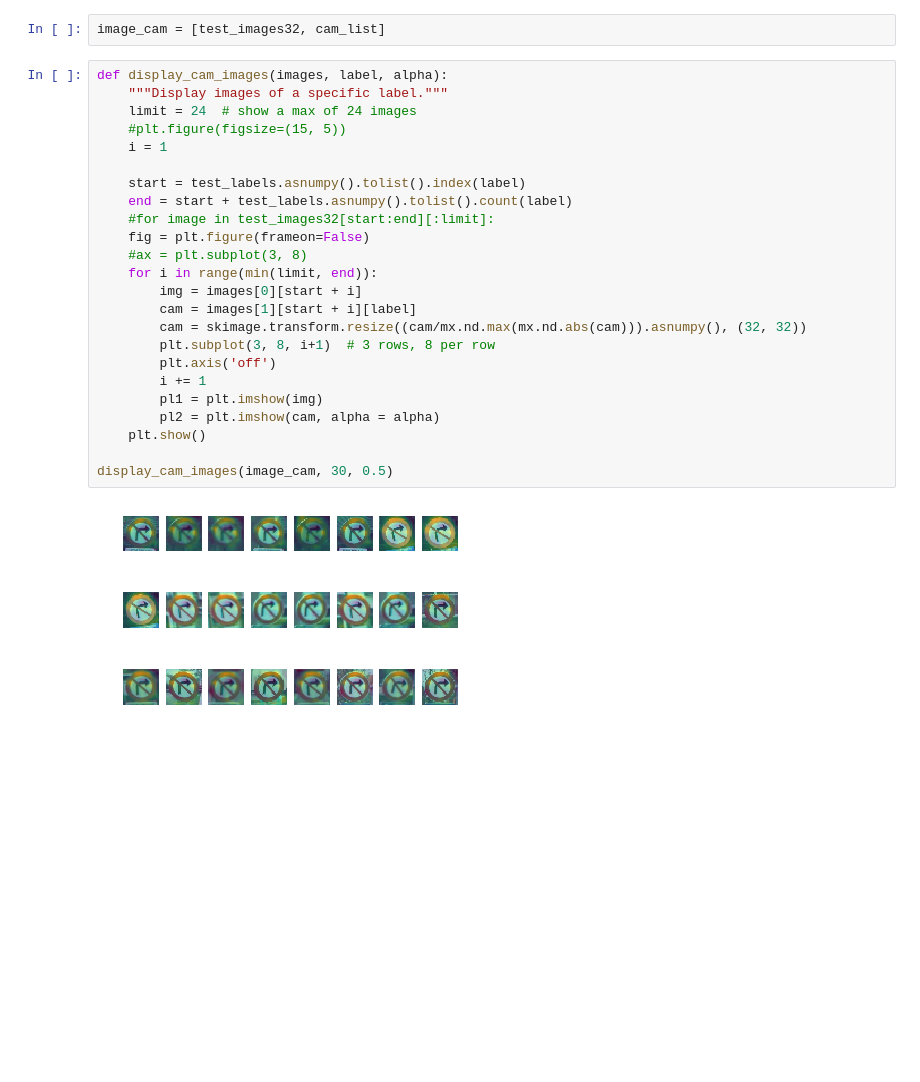
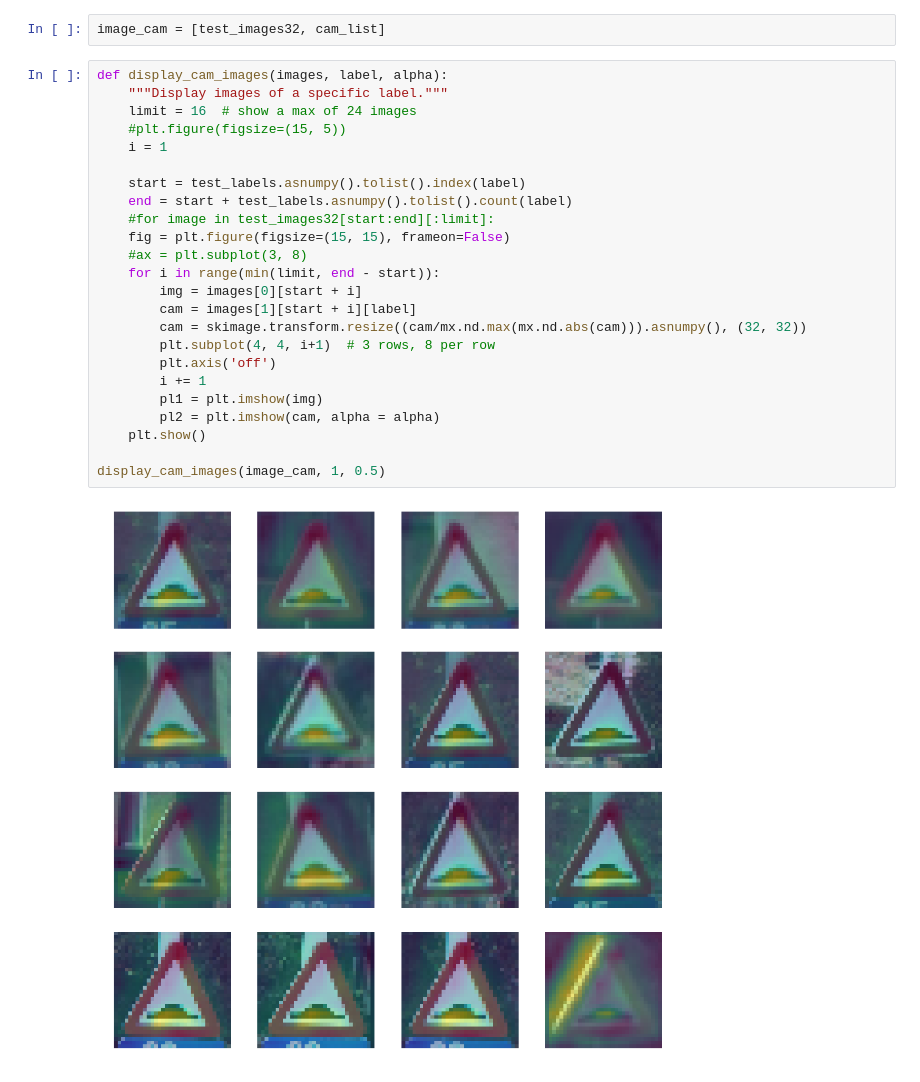
Before and after one commit to ski-net/dl_study_with_gluon, a Jupyter notebook: Convolution/Traffic Sign.ipynb, the cells around one changed output. Drawn from its saved outputs; the diff is of its cells as text; blank space fills up the shorter version.

```diff
--- a/Convolution/Traffic Sign.ipynb
+++ b/Convolution/Traffic Sign.ipynb
@@ -482,26 +482,26 @@ image_cam = [test_images32, cam_list]
 # %%
 def display_cam_images(images, label, alpha):
     """Display images of a specific label."""
-    limit = 24  # show a max of 24 images
+    limit = 16  # show a max of 24 images
     #plt.figure(figsize=(15, 5))
     i = 1
 
     start = test_labels.asnumpy().tolist().index(label)
     end = start + test_labels.asnumpy().tolist().count(label)
     #for image in test_images32[start:end][:limit]:
-    fig = plt.figure(frameon=False)
+    fig = plt.figure(figsize=(15, 15), frameon=False)
     #ax = plt.subplot(3, 8)
-    for i in range(min(limit, end)):
+    for i in range(min(limit, end - start)):
         img = images[0][start + i]
         cam = images[1][start + i][label]
         cam = skimage.transform.resize((cam/mx.nd.max(mx.nd.abs(cam))).asnumpy(), (32, 32))
-        plt.subplot(3, 8, i+1)  # 3 rows, 8 per row
+        plt.subplot(4, 4, i+1)  # 3 rows, 8 per row
         plt.axis('off')
         i += 1
         pl1 = plt.imshow(img)
         pl2 = plt.imshow(cam, alpha = alpha)
     plt.show()
 
-display_cam_images(image_cam, 30, 0.5)
+display_cam_images(image_cam, 1, 0.5)
 # %% [output]
-[figure, old version]
+[figure, new version]
```
